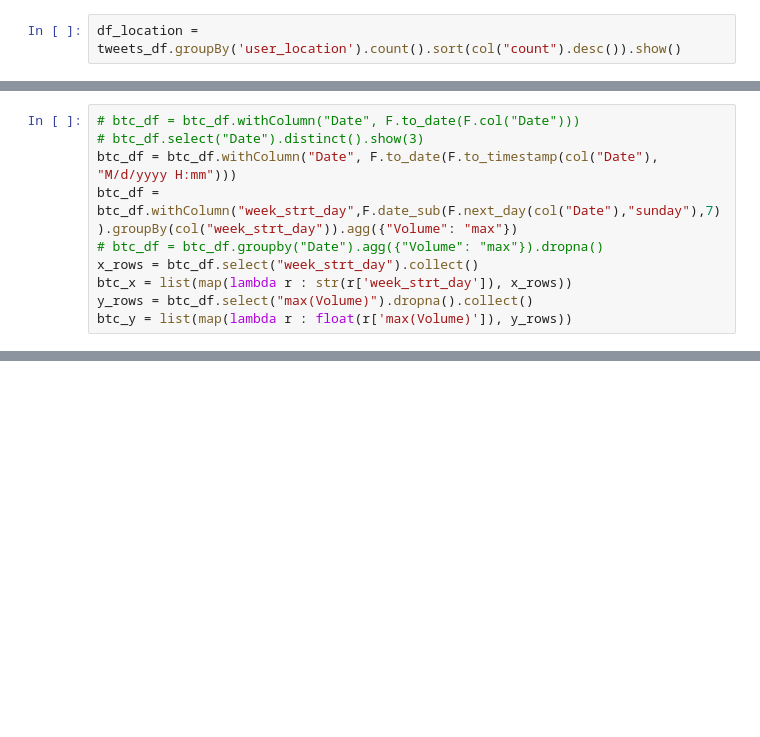
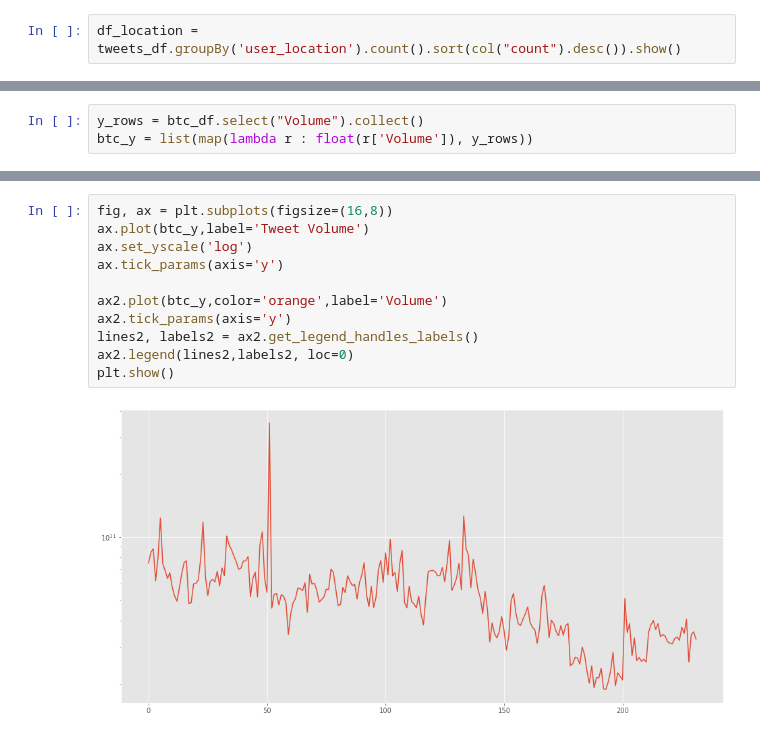
Before and after one commit to snenenenenenene/btc-twitter-data-mining, a Jupyter notebook: main.ipynb, the cells around one changed output, grey strips where cells are left out. Saved outputs shown, nothing was run; the diff lists cells and outputs as text; blank space fills up the shorter version.

```diff
--- a/main.ipynb
+++ b/main.ipynb
@@ -340,13 +279,3 @@ only showing top 1 row
 |2021-01-07|    1|
 +----------+-----+
 only showing top 1 row
-# %%
-# btc_df = btc_df.withColumn("Date", F.to_date(F.col("Date")))
-# btc_df.select("Date").distinct().show(3)
-btc_df = btc_df.withColumn("Date", F.to_date(F.to_timestamp(col("Date"), "M/d/yyyy H:mm")))
-btc_df = btc_df.withColumn("week_strt_day",F.date_sub(F.next_day(col("Date"),"sunday"),7)).groupBy(col("week_strt_day")).agg({"Volume": "max"})
-# btc_df = btc_df.groupby("Date").agg({"Volume": "max"}).dropna()
-x_rows = btc_df.select("week_strt_day").collect()
-btc_x = list(map(lambda r : str(r['week_strt_day']), x_rows))
-y_rows = btc_df.select("max(Volume)").dropna().collect()
-btc_y = list(map(lambda r : float(r['max(Volume)']), y_rows))
@@ -375,0 +282,3 @@ plt.show()
+# %%
+y_rows = btc_df.select("Volume").collect()
+btc_y = list(map(lambda r : float(r['Volume']), y_rows))
@@ -375,0 +300,13 @@ plt.show()
+# %%
+fig, ax = plt.subplots(figsize=(16,8))
+ax.plot(btc_y,label='Tweet Volume')
+ax.set_yscale('log')
+ax.tick_params(axis='y')
+
+ax2.plot(btc_y,color='orange',label='Volume')
+ax2.tick_params(axis='y')
+lines2, labels2 = ax2.get_legend_handles_labels()
+ax2.legend(lines2,labels2, loc=0)
+plt.show()
+# %% [output]
+[figure, added]
```
Also changed, not shown: parts of 15 cells of this notebook.
